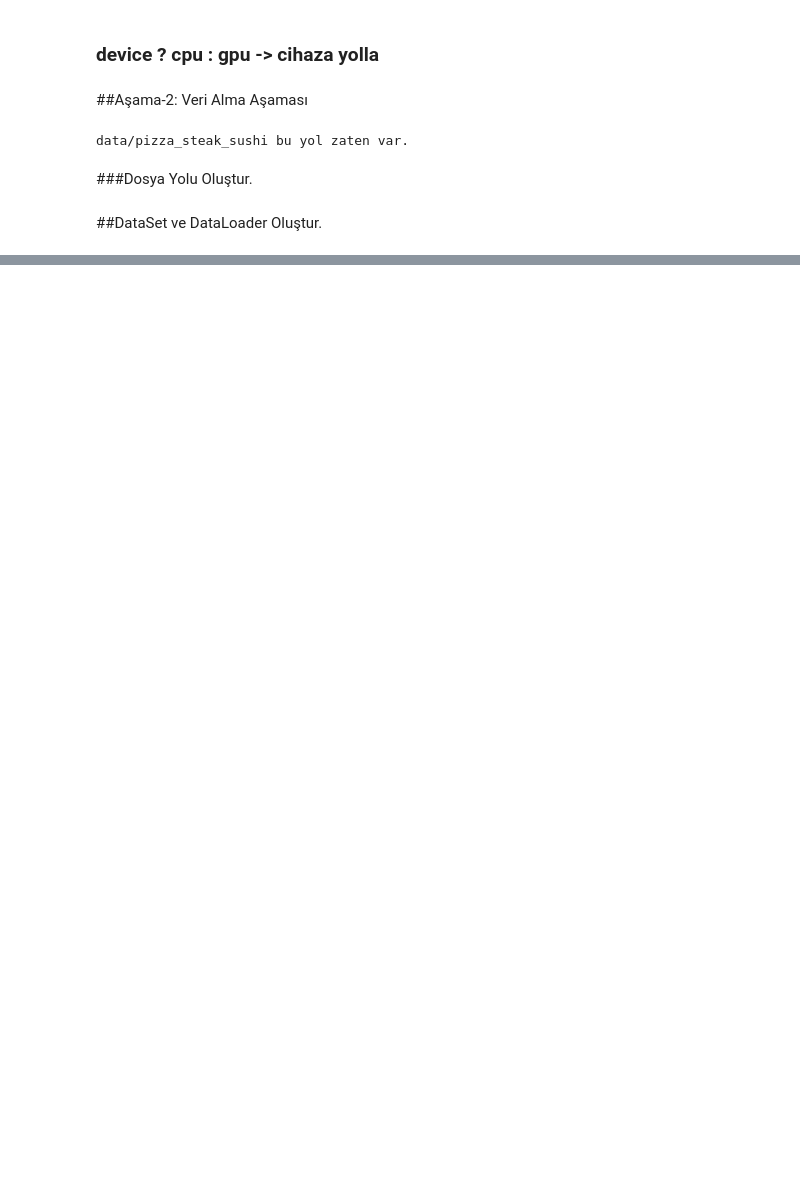
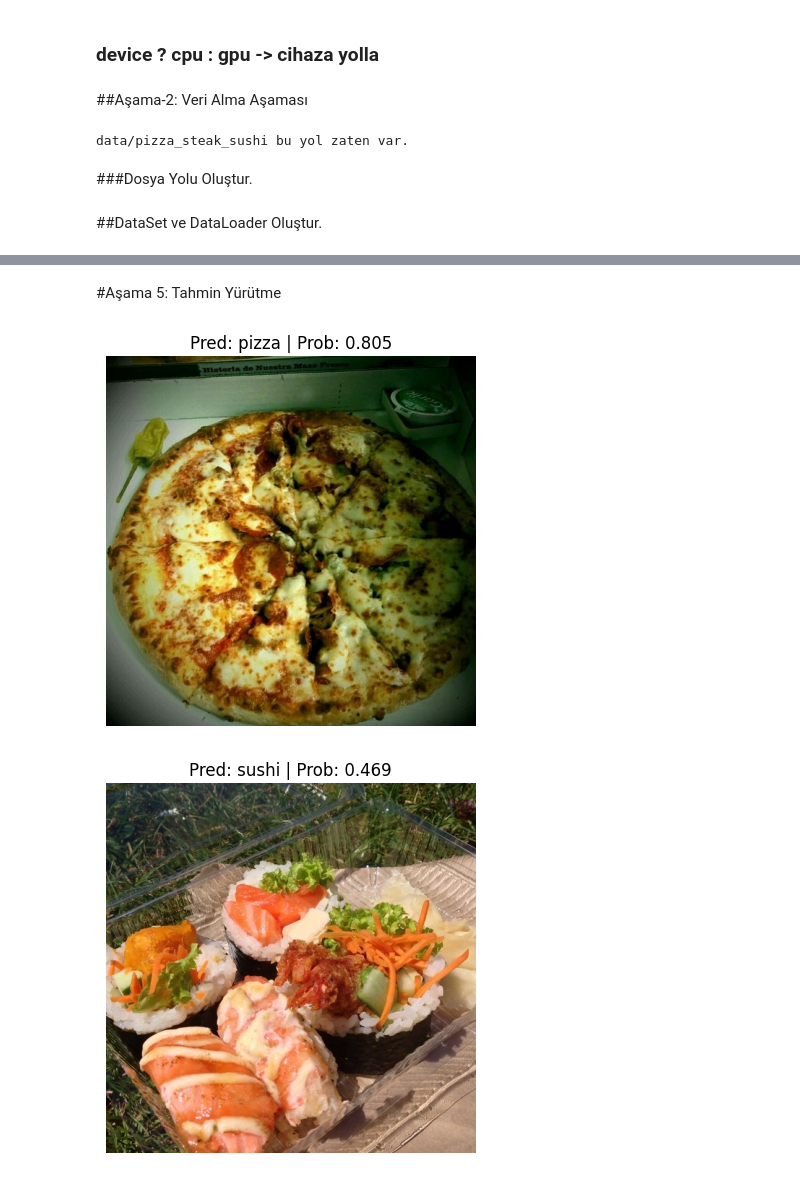
Before and after one commit to ugursirvermez/PyTorch_Education, a Jupyter notebook: 08_pytorch_transfer_learning.ipynb, the cells around one changed output, grey strips where cells are left out. Saved outputs shown, nothing was run; the diff lists cells and outputs as text; code cells hidden in the pictures; blank space fills up the shorter version.

```diff
--- a/08_pytorch_transfer_learning.ipynb
+++ b/08_pytorch_transfer_learning.ipynb
@@ -149,0 +294,2 @@ train_dataloader, test_dataloader, class_names = data_setup.create_dataloaders(t
+# %% [markdown]
+#Aşama 5: Tahmin Yürütme
@@ -149,0 +347,18 @@ train_dataloader, test_dataloader, class_names = data_setup.create_dataloaders(t
+# %%
+# Test Setinden rastgele görsel al.
+import random
+num_images_to_plot = 3
+test_image_path_list = list(Path(test_dir).glob("*/*.jpg")) # test_data'dan resim al.
+test_image_path_sample = random.sample(population=test_image_path_list, # yolu belirle
+                                       k=num_images_to_plot) # rastgele değer ata
+
+# Tahmin yap ve görselleştir.
+for image_path in test_image_path_sample:
+    pred_and_plot_image(model=model,
+                        image_path=image_path,
+                        class_names=class_names,
+                        # transform=weights.transforms(), # şimdilik weights'e bakmayacağız.
+                        image_size=(224, 224))
+# %% [output]
+[figure, added]
+[figure, added]
```
Also changed, not shown: parts of 13 cells of this notebook.
